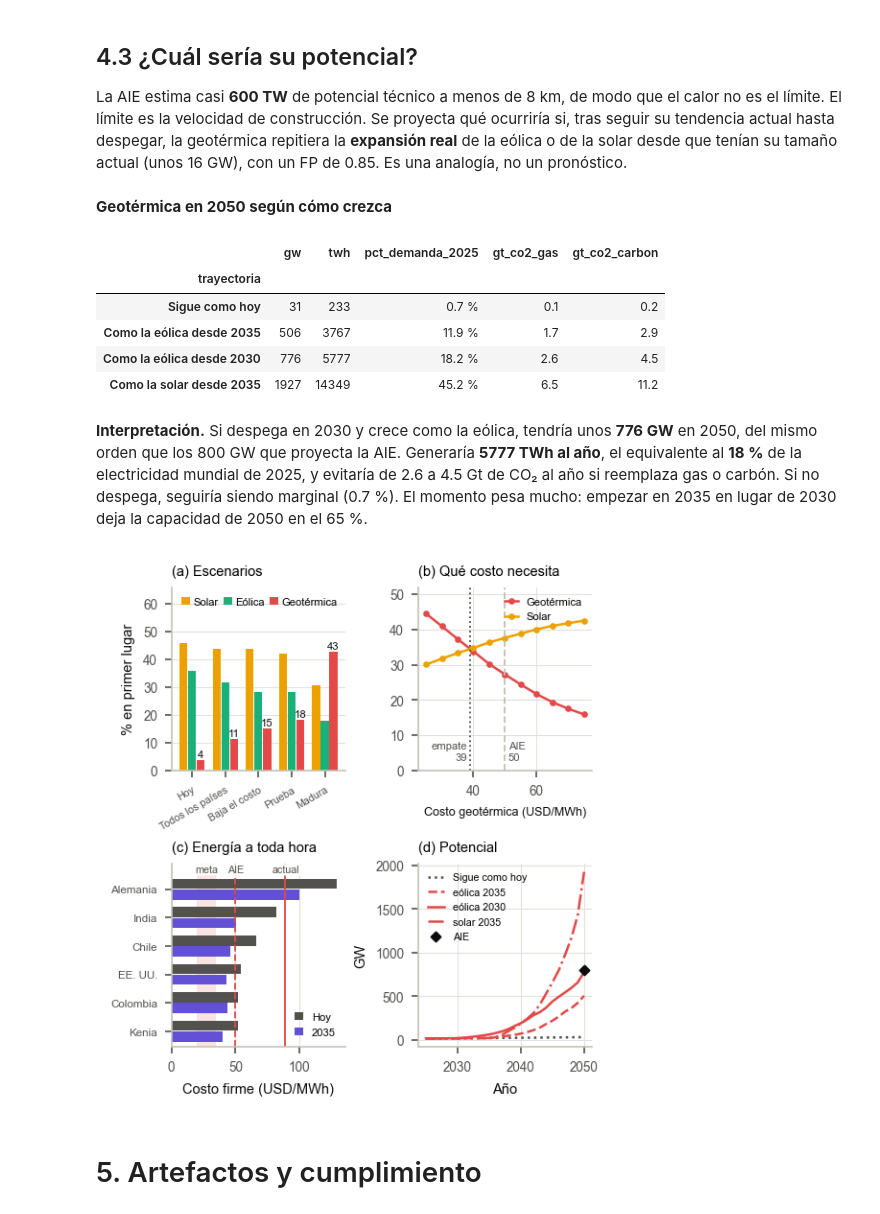
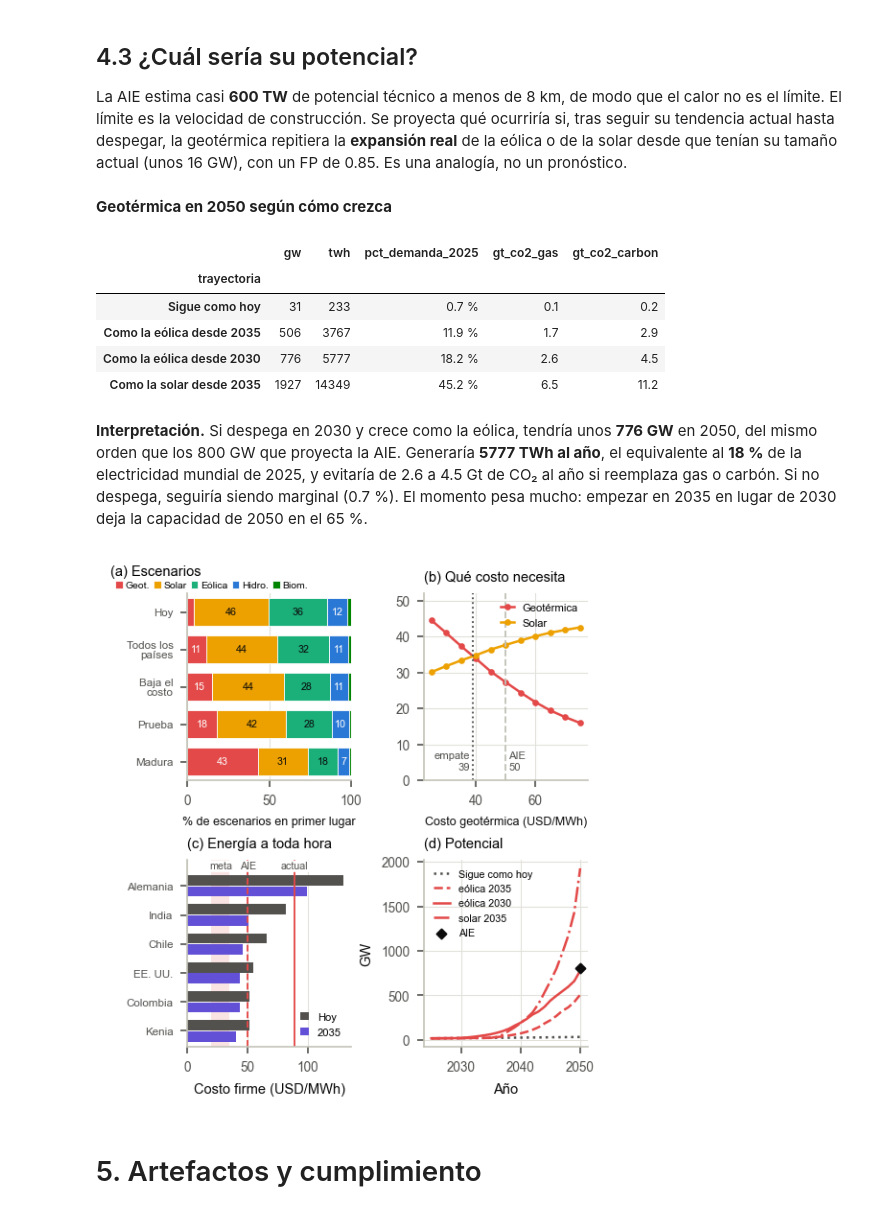
Before and after one commit to codemotozu/energias-renovables-ml-multicriterio-streamlit, a Jupyter notebook: notebooks/Ciencia_de_Datos_Fase4_Actividades_7_8_y_9_Rodriguez_Chacon_Carolina.ipynb, the cells around one changed output. Cells and saved outputs as stored; diff of their text form; code cells hidden in the pictures.

```diff
--- a/notebooks/Ciencia_de_Datos_Fase4_Actividades_7_8_y_9_Rodriguez_Chacon_Carolina.ipynb
+++ b/notebooks/Ciencia_de_Datos_Fase4_Actividades_7_8_y_9_Rodriguez_Chacon_Carolina.ipynb
@@ -352,17 +357,22 @@ display(Markdown(f"""**Interpretación.** Si despega en 2030 y crece como la eó
 
 fig, axs = plt.subplots(2, 2, figsize=(3.45, 3.75))
 ax = axs.ravel()
-etiquetas = ["Hoy", "Todos los países", "Baja el costo", "Prueba", "Madura"]
-x, w = np.arange(5), 0.26
-for k, t in enumerate(["Solar", "Eólica", "Geotérmica"]):
+# (a) Las cinco tecnologías suman 100 % en cada escenario; la geotérmica va primero para que su avance se lea desde el eje
+etiquetas = ["Hoy", "Todos los\npaíses", "Baja el\ncosto", "Prueba", "Madura"]
+apilado = {"Geotérmica": "Geot.", "Solar": "Solar", "Eólica": "Eólica", "Hidroeléctrica": "Hidro.", "Biomasa": "Biom."}
+y = np.arange(len(etiquetas))[::-1]
+izq = np.zeros(len(etiquetas))
+for t, corto in apilado.items():
     v = tabla_esc[t].values
-    ax[0].bar(x + (k - 1) * w, v, w * 0.92, color=TEC_COLOR[t], label=t)
-    if t == "Geotérmica":
-        for xi, vi in zip(x, v):
-            ax[0].text(xi + (k - 1) * w, vi + 0.9, f"{vi:.0f}", ha="center", fontsize=5.4, color=TINTA)
-ax[0].set_xticks(x, etiquetas, fontsize=5.2, rotation=30, ha="right", rotation_mode="anchor"); ax[0].grid(axis="x", visible=False); ax[0].set_ylabel("% en primer lugar"); ax[0].set_ylim(0, 66)
-ax[0].legend(ncol=3, loc="upper left", handlelength=0.8, columnspacing=0.5, handletextpad=0.3, fontsize=5.4)
-ax[0].set_title("(a) Escenarios", loc="left")
+    ax[0].barh(y, v, 0.72, left=izq, color=TEC_COLOR[t], edgecolor="white", linewidth=0.4, label=corto)
+    for yi, l, vi in zip(y, izq, v):
+        if vi >= 7:                                   # los segmentos más angostos no tienen espacio para el número
+            ax[0].text(l + vi / 2, yi, f"{vi:.0f}", ha="center", va="center", fontsize=5.2, color=TINTA if t in ("Solar", "Eólica") else "white")
+    izq += v
+ax[0].set_yticks(y, etiquetas, fontsize=5.6, linespacing=0.95); ax[0].grid(axis="y", visible=False); ax[0].set_xlim(0, 100); ax[0].set_ylim(-0.5, len(etiquetas) - 0.5)
+ax[0].set_xticks([0, 50, 100], ["0", "50", "100"]); ax[0].set_xlabel("% de escenarios en primer lugar", fontsize=6)
+ax[0].legend(ncol=5, loc="lower left", bbox_to_anchor=(-0.47, 0.99), handlelength=0.7, columnspacing=0.45, handletextpad=0.25, fontsize=5.0, borderaxespad=0.1)
+ax[0].set_title("(a) Escenarios", loc="left", x=-0.47, pad=9)
 
 g = cond[(cond["fp"] == 0.90) & cond["crece_como_eolica"]].sort_values("costo_medio")
 ax[1].plot(g["costo_medio"], g["geotermica"], color=TEC_COLOR["Geotérmica"], marker="o", ms=2.2, label="Geotérmica")
@@ -376,34 +386,34 @@ ax[1].set_title("(b) Qué costo necesita", loc="left")
 m = op[op["mezcla"] == "Solar + eólica + baterías"].sort_values("costo_firme_2025")
 y = np.arange(len(m))
 ax[2].axvspan(20, 35, color=TEC_COLOR["Geotérmica"], alpha=0.15, lw=0)
 ax[2].barh(y + 0.19, m["costo_firme_2025"], 0.36, color=TINTA2, label="Hoy")
 ax[2].barh(y - 0.19, m["costo_firme_2035"], 0.36, color="#6250d6", label="2035")
 ax[2].axvline(50, color=TEC_COLOR["Geotérmica"], ls="--", lw=0.9); ax[2].axvline(89, color=TEC_COLOR["Geotérmica"], lw=0.9)
 for xv, txt in ((27.5, "meta"), (50, "AIE"), (89, "actual")):
     ax[2].text(xv, len(m) - 0.42, txt, fontsize=5.2, color=TINTA2, ha="center", bbox=dict(boxstyle="round,pad=0.1", fc="white", ec="none"))
 ax[2].set_yticks(y, [p.replace("Estados Unidos", "EE. UU.") for p in m["pais"]], fontsize=5.6); ax[2].grid(axis="y", visible=False); ax[2].set_ylim(-0.55, len(m) - 0.1)
 ax[2].set_xlabel("Costo firme (USD/MWh)"); ax[2].legend(loc="lower right", handlelength=0.8, fontsize=5.4)
 ax[2].set_title("(c) Energía a toda hora", loc="left")
 
 for nombre, ls, col in (("Sigue como hoy", ":", TINTA2), ("Como la eólica desde 2035", "--", TEC_COLOR["Geotérmica"]), ("Como la eólica desde 2030", "-", TEC_COLOR["Geotérmica"]), ("Como la solar desde 2035", "-.", TEC_COLOR["Geotérmica"])):
     s = pot[pot["trayectoria"] == nombre]
     ax[3].plot(s["anio"], s["gw"], ls=ls, color=col, label=nombre.replace("Como la ", "").replace(" desde ", " "))
 ax[3].scatter([2050], [800], marker="D", s=11, color=TINTA, zorder=5, label="AIE")
 ax[3].set_xlabel("Año"); ax[3].set_ylabel("GW"); ax[3].legend(loc="upper left", handlelength=1.6, fontsize=5.2)
 ax[3].set_title("(d) Potencial", loc="left")
 fig.tight_layout(pad=0.3, w_pad=0.6, h_pad=0.7)
 fig.savefig(FIG / "f4_geotermica.png", dpi=300)
 plt.show()
 # %% [output]
 **Geotérmica en 2050 según cómo crezca**
 |  | gw | twh | pct_demanda_2025 | gt_co2_gas | gt_co2_carbon |
 | trayectoria |  |  |  |  |  |
 | Sigue como hoy | 31 | 233 | 0.7 % | 0.1 | 0.2 |
 | Como la eólica desde 2035 | 506 | 3767 | 11.9 % | 1.7 | 2.9 |
 | Como la eólica desde 2030 | 776 | 5777 | 18.2 % | 2.6 | 4.5 |
 | Como la solar desde 2035 | 1927 | 14349 | 45.2 % | 6.5 | 11.2 |
 **Interpretación.** Si despega en 2030 y crece como la eólica, tendría unos **776 GW** en 2050, del mismo orden que los 800 GW que proyecta la AIE. Generaría **5777 TWh al año**, el equivalente al **18 %** de la electricidad mundial de 2025, y evitaría de 2.6 a 4.5 Gt de CO₂ al año si reemplaza gas o carbón. Si no despega, seguiría siendo marginal (0.7 %). El momento pesa mucho: empezar en 2035 en lugar de 2030 deja la capacidad de 2050 en el 65 %.
-[figure, old version]
+[figure, new version]
 # %% [markdown]
 # 5. Artefactos y cumplimiento
 # %%
```
Also changed, not shown: parts of 1 cell of this notebook, 7 other files.
